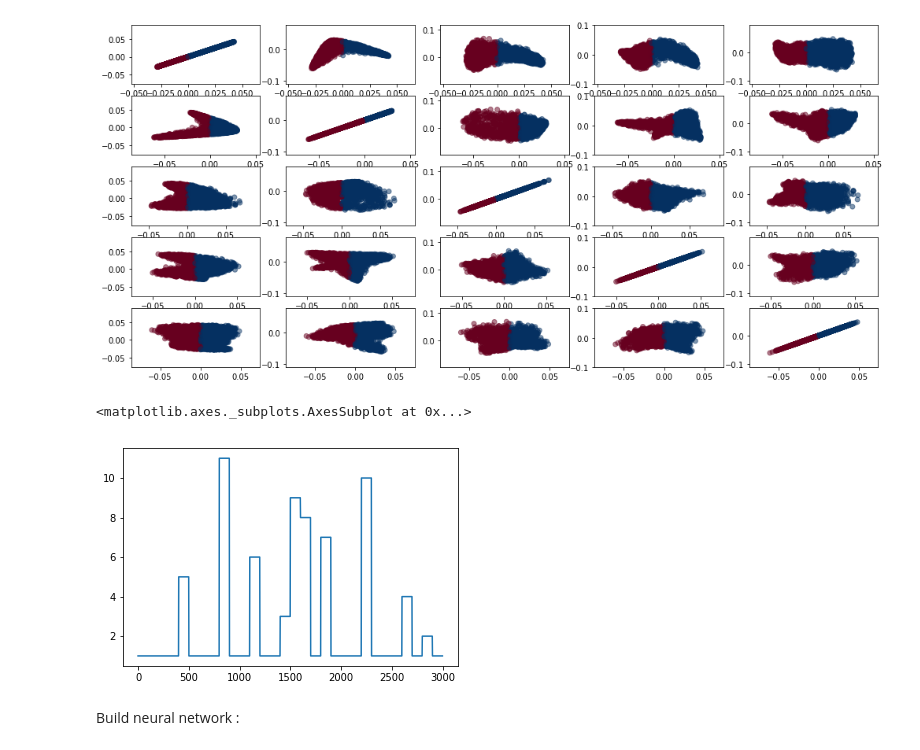
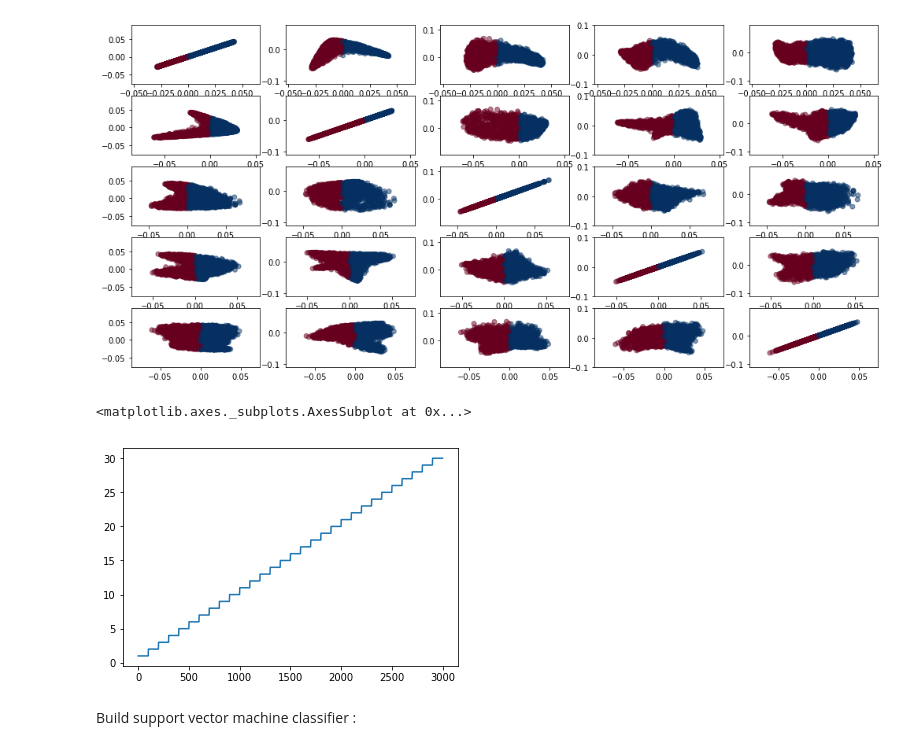
Before and after one commit to adrianlwn/NTDS-Speech-Recognition-Challenge, a Jupyter notebook: MLP.ipynb, the cells around one changed output. Cells and saved outputs as stored; diff of their text form; code cells hidden in the pictures.

Commit message:
corrected sampling, tested with all classes (no unknowns) and added SVC for comparison

```diff
--- a/MLP.ipynb
+++ b/MLP.ipynb
@@ -86,22 +87,22 @@ for i in range(1,6):
 # %%
 #features_og['mfcc']
 
 # Stolen code from Manuel
 
 # Build Label vector
-# Define class name vector, the index will correspond to the calss label
-class_names = ['unknown','yes','no','up','down','left','right','on','off','stop','go']
+# Define class name vector, the index will correspond to the class label
+class_names = features_og['info']['word'].unique()
 label_vec = np.ones(len(features_og))
 for i in range(0,len(class_names)):
     label_vec +=(features_og['info','word'] == class_names[i]) * i
 
 #equalize label count
 #label_vec = label_vec[1800:]
 
 label_vec.plot()
 # %% [output]
 <matplotlib.axes._subplots.AxesSubplot at 0x...>
-[figure, old version]
+[figure, new version]
 # %%
 # sample classes such as test and train have equal proportion of classes
 
@@ -132,5 +132,3 @@ for i in range(len(class_names)):
 # get features
 train_features = eigenvectors[train_x.astype(int),:]
 test_features = eigenvectors[test_x.astype(int),:]
-# %% [markdown]
-Build neural network :
@@ -147,0 +135,2 @@ clf = MLPClassifier(hidden_layer_sizes=(30, ),
+# %% [markdown]
+Build support vector machine classifier :
```
Also changed, not shown: parts of 13 cells of this notebook.
